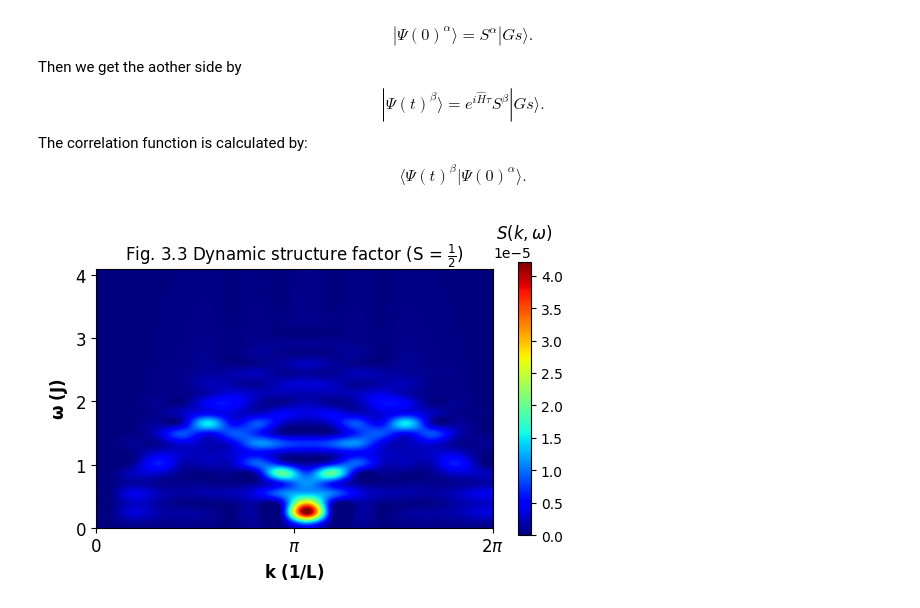
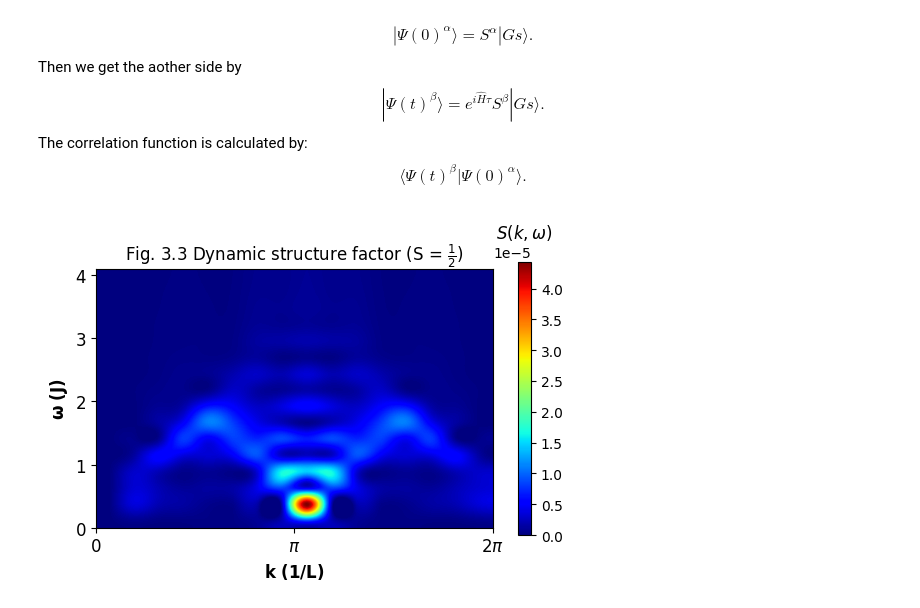
Before and after one commit to DavidGoing/DMRG, a Jupyter notebook: DMRG_TEBD.ipynb, the cells around one changed output. Saved outputs shown, nothing was run; the diff lists cells and outputs as text; code cells hidden in the pictures.

```diff
--- a/DMRG_TEBD.ipynb
+++ b/DMRG_TEBD.ipynb
@@ -484,8 +490,8 @@ def check_othogonal(MPS):
 
 print("Normalizatin check of Ground state",state_overlap(Gs,Gs))
 
-tau =0.02
-time_slice = 1000
+tau =0.01
+time_slice = 1200
 Evolution_Sz = np.zeros((time_slice+1,N),dtype=complex)
 Correlaion_SpSm = np.zeros((time_slice+1,N),dtype=complex)
 
@@ -542,11 +548,9 @@ In calculating every block, we move on to the singular values:
 print('############################')
 
 start = perf_counter()
-# for i in range(N):
-#     Evolution_Sz[0,i] = multi_site_measurement(MPSt,MPSt,[Sz],[i])
-#     Correlaion_SpSm[0,i] = multi_site_measurement(MPSt,Gs,[Sm],[i])
-Evolution_Sz[0] = local_expectations(MPSt, MPSt, Sz)
-Correlaion_SpSm[0] = local_expectations(MPSt, Gs, Sm)
+for i in range(N):
+    Evolution_Sz[0,i] = multi_site_measurement(MPSt,MPSt,[Sz],[i])
+    Correlaion_SpSm[0,i] = multi_site_measurement(MPSt,Gs,[Sm],[i])
 
 
 
@@ -565,11 +569,9 @@ for t in range(time_slice//2):
         # print(trunc)
         B = np.einsum("ij,sjk->sik",  np.diag(S),B)
         MPSt[i], MPSt[i + 1]  = A,B
-    Evolution_Sz[t * 2 + 2] = local_expectations(MPSt, MPSt, Sz)
-    Correlaion_SpSm[t * 2 + 2] = local_expectations(MPSt, Gs, Sm)
-    # for i in range(N):
-    #     Evolution_Sz[t*2+1 , i] = multi_site_measurement(MPSt,MPSt,[Sz],[i])
-    #     Correlaion_SpSm[t*2+1 , i] = multi_site_measurement(MPSt,Gs,[Sm],[i])
+    for i in range(N):
+        Evolution_Sz[t*2+1 , i] = multi_site_measurement(MPSt,MPSt,[Sz],[i])
+        Correlaion_SpSm[t*2+1 , i] = multi_site_measurement(MPSt,Gs,[Sm],[i])
     # for i in range(N//2+1):
     #     sz_val = multi_site_measurement(MPSt,MPSt,[Sz],[i+N//2])
     #     spsm_val = multi_site_measurement(MPSt,Gs,[Sm],[i+N//2])
@@ -585,11 +587,9 @@ for t in range(time_slice//2):
         # print(trunc)
         A = np.einsum("sij,jk->sik", A, np.diag(S))
         MPSt[i - 1],MPSt[i ] = A,B
-    Evolution_Sz[t * 2 + 1] = local_expectations(MPSt, MPSt, Sz)
-    Correlaion_SpSm[t * 2 + 1] = local_expectations(MPSt, Gs, Sm)
-    # for i in range(N):
-    #     Evolution_Sz[2*t+2 , i] = multi_site_measurement(MPSt,MPSt,[Sz],[i])
-    #     Correlaion_SpSm[2*t+2 , i] = multi_site_measurement(MPSt,Gs,[Sm],[i])
+    for i in range(N):
+        Evolution_Sz[2*t+2 , i] = multi_site_measurement(MPSt,MPSt,[Sz],[i])
+        Correlaion_SpSm[2*t+2 , i] = multi_site_measurement(MPSt,Gs,[Sm],[i])
     # for i in range(N//2+1):
     #     sz_val = multi_site_measurement(MPSt,MPSt,[Sz],[i+N//2])
     #     spsm_val = multi_site_measurement(MPSt,Gs,[Sm],[i+N//2])
@@ -660,30 +657,28 @@ $$
 # %%
 phase_factor = [np.exp(Energy*1j*tau*i) for i in range(-time_slice,time_slice+1)]
 
 Correlation = np.transpose(np.array(Correlaion_SpSm))
 Correlation = np.concatenate((np.flip(Correlation[:, 1:].conjugate(), axis=1), Correlation), axis=1)
 Correlation = Correlation @ np.diag(phase_factor)
 Correlation = np.fft.ifftshift(Correlation, axes=1)
 Spec = np.absolute(np.fft.fft(np.fft.ifft(Correlation, axis=1), axis=0))
 Spec = Spec/np.size(Spec)
+
 Spec = Spec[:, 0:int(4.0 * tau * (2 * time_slice + 1) / (2 * np.pi)) + 1]
 NumOmega = np.shape(Spec)[1]
 fig, ax = plt.subplots()
-im = ax.imshow(abs(Spec).T, interpolation='Spline36', cmap="jet",
+im = ax.imshow(abs(Spec).T, interpolation='spline36', cmap="jet",
                origin='lower', extent=[0,2*np.pi,0,4.1],
                vmax=abs(Spec).max(), vmin=0)
 
 plt.xticks([0,np.pi,2*np.pi],['0',r"$\pi$",r"$2\pi$"],fontsize = 12)
 plt.xlabel(r'$\mathbf{k \ (1/L)}$',fontsize = 12)
 plt.yticks([0,1,2,3,4],fontsize = 12)
 plt.ylabel(r'$\mathbf{\omega \ (J)}$',fontsize = 12)
 cbar = fig.colorbar(im, ax=ax,shrink = 0.74)
-# cbar.set_label(r'$S(k,\omega)$')
 cbar.ax.set_title(r'$S(k,\omega)$')
-# cbar.ax.yaxis.set_label_coords(5.4, 0.5)
-# cbar.ax.yaxis.label.set_rotation(270)
 
 ax.set_title(r'Fig. 3.3 Dynamic structure factor (S = $\frac{1}{2}$)')
 plt.show()
 # %% [output]
-[figure, old version]
+[figure, new version]
```
Also changed, not shown: parts of 3 cells of this notebook.
